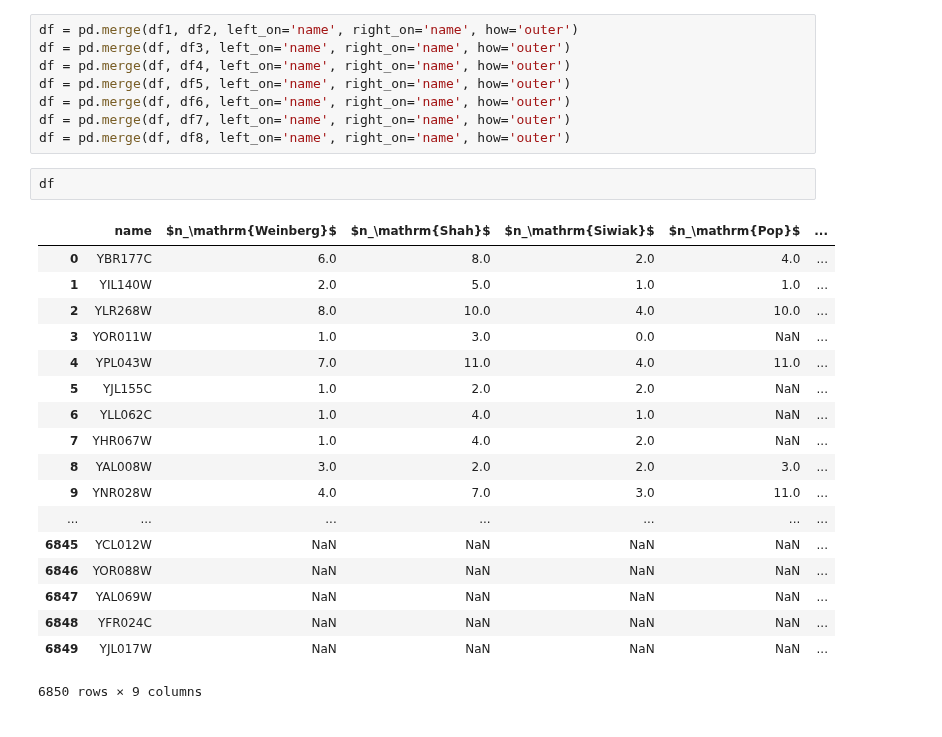
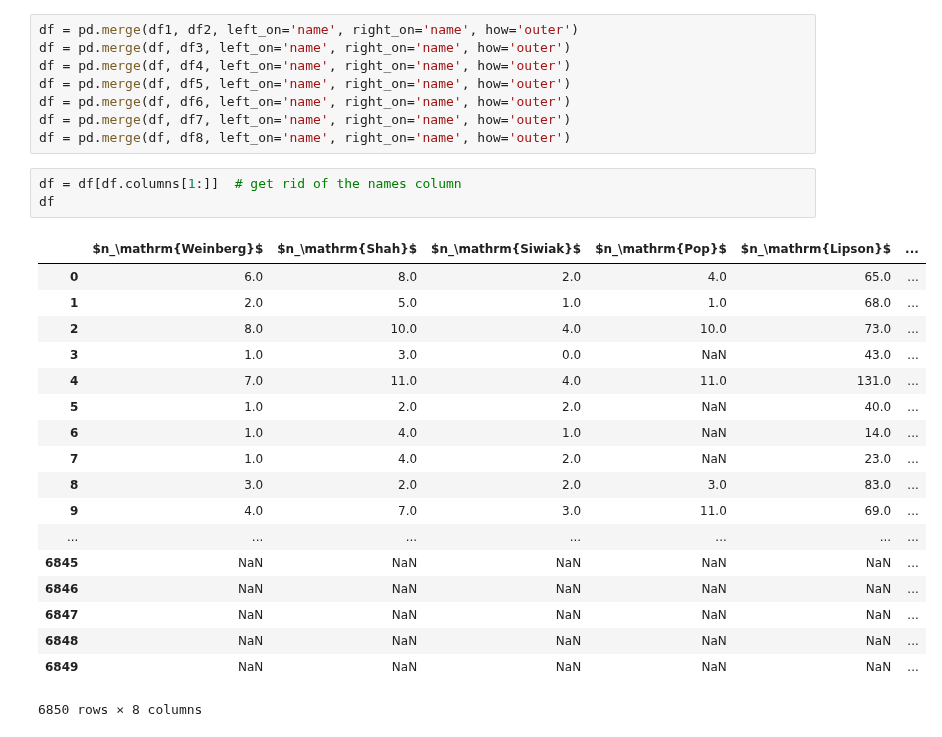
Before and after one commit to gittenberg/TRSL, a Jupyter notebook: workbooks/parameter_builds/TRSL_transcriptome.ipynb, the cells around one changed output. Saved outputs shown, nothing was run; the diff lists cells and outputs as text.

```diff
--- a/workbooks/parameter_builds/TRSL_transcriptome.ipynb
+++ b/workbooks/parameter_builds/TRSL_transcriptome.ipynb
@@ -330,25 +332,26 @@ df = pd.merge(df, df5, left_on='name', right_on='name', how='outer')
 df = pd.merge(df, df6, left_on='name', right_on='name', how='outer')
 df = pd.merge(df, df7, left_on='name', right_on='name', how='outer')
 df = pd.merge(df, df8, left_on='name', right_on='name', how='outer')
-# %%
-df
-# %% [output]
-|  | name | $n_\mathrm{Weinberg}$ | $n_\mathrm{Shah}$ | $n_\mathrm{Siwiak}$ | $n_\mathrm{Pop}$ | ... |
-| 0 | YBR177C | 6.0 | 8.0 | 2.0 | 4.0 | ... |
-| 1 | YIL140W | 2.0 | 5.0 | 1.0 | 1.0 | ... |
-| 2 | YLR268W | 8.0 | 10.0 | 4.0 | 10.0 | ... |
-| 3 | YOR011W | 1.0 | 3.0 | 0.0 | NaN | ... |
-| 4 | YPL043W | 7.0 | 11.0 | 4.0 | 11.0 | ... |
-| 5 | YJL155C | 1.0 | 2.0 | 2.0 | NaN | ... |
-| 6 | YLL062C | 1.0 | 4.0 | 1.0 | NaN | ... |
-| 7 | YHR067W | 1.0 | 4.0 | 2.0 | NaN | ... |
-| 8 | YAL008W | 3.0 | 2.0 | 2.0 | 3.0 | ... |
-| 9 | YNR028W | 4.0 | 7.0 | 3.0 | 11.0 | ... |
-| ... | ... | ... | ... | ... | ... | ... |
-| 6845 | YCL012W | NaN | NaN | NaN | NaN | ... |
-| 6846 | YOR088W | NaN | NaN | NaN | NaN | ... |
-| 6847 | YAL069W | NaN | NaN | NaN | NaN | ... |
-| 6848 | YFR024C | NaN | NaN | NaN | NaN | ... |
-| 6849 | YJL017W | NaN | NaN | NaN | NaN | ... |
-6850 rows × 9 columns
+# %%
+df = df[df.columns[1:]]  # get rid of the names column
+df
+# %% [output]
+|  | $n_\mathrm{Weinberg}$ | $n_\mathrm{Shah}$ | $n_\mathrm{Siwiak}$ | $n_\mathrm{Pop}$ | $n_\mathrm{Lipson}$ | ... |
+| 0 | 6.0 | 8.0 | 2.0 | 4.0 | 65.0 | ... |
+| 1 | 2.0 | 5.0 | 1.0 | 1.0 | 68.0 | ... |
+| 2 | 8.0 | 10.0 | 4.0 | 10.0 | 73.0 | ... |
+| 3 | 1.0 | 3.0 | 0.0 | NaN | 43.0 | ... |
+| 4 | 7.0 | 11.0 | 4.0 | 11.0 | 131.0 | ... |
+| 5 | 1.0 | 2.0 | 2.0 | NaN | 40.0 | ... |
+| 6 | 1.0 | 4.0 | 1.0 | NaN | 14.0 | ... |
+| 7 | 1.0 | 4.0 | 2.0 | NaN | 23.0 | ... |
+| 8 | 3.0 | 2.0 | 2.0 | 3.0 | 83.0 | ... |
+| 9 | 4.0 | 7.0 | 3.0 | 11.0 | 69.0 | ... |
+| ... | ... | ... | ... | ... | ... | ... |
+| 6845 | NaN | NaN | NaN | NaN | NaN | ... |
+| 6846 | NaN | NaN | NaN | NaN | NaN | ... |
+| 6847 | NaN | NaN | NaN | NaN | NaN | ... |
+| 6848 | NaN | NaN | NaN | NaN | NaN | ... |
+| 6849 | NaN | NaN | NaN | NaN | NaN | ... |
+6850 rows × 8 columns
 # %%
```
Also changed, not shown: parts of 2 cells of this notebook.
